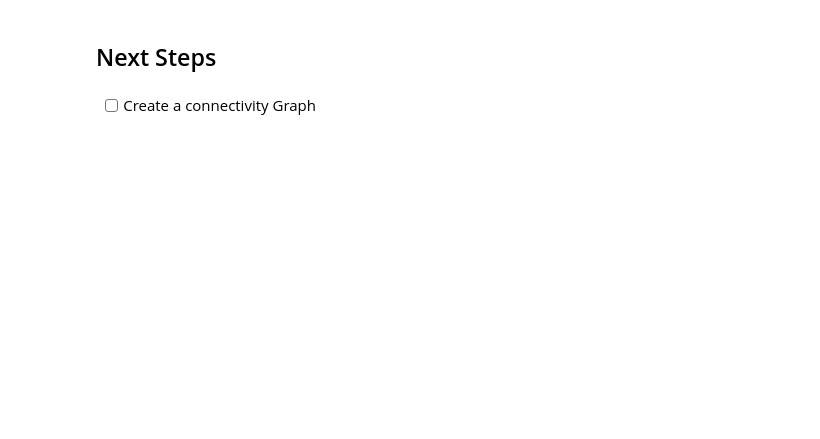
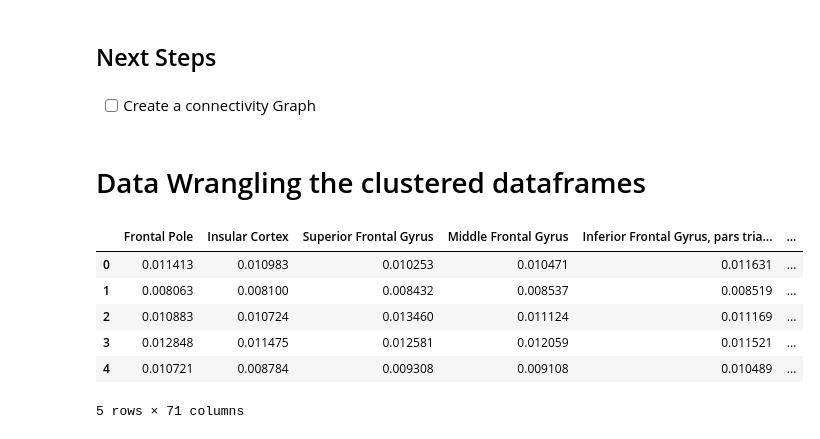
Before and after one commit to efwoods/Parkinsons_Disease_Study, a Jupyter notebook: notebooks/cluster_analysis.ipynb, the cells around one changed output. Saved outputs shown, nothing was run; the diff lists cells and outputs as text; code cells hidden in the pictures; blank space fills up the shorter version.

```diff
--- a/notebooks/cluster_analysis.ipynb
+++ b/notebooks/cluster_analysis.ipynb
@@ -1131,3 +1271,15 @@ fALFF_SN_scaled.groupby("Cluster").mean().to_csv("../data/dataframes/fALFF_SN_sc
 ## Next Steps
 # %% [markdown]
 - [ ] Create a connectivity Graph
+# %% [markdown]
+# Data Wrangling the clustered dataframes
+# %%
+fALFF_df_imputed.head()
+# %% [output]
+|  | Frontal Pole | Insular Cortex | Superior Frontal Gyrus | Middle Frontal Gyrus | Inferior Frontal Gyrus, pars tria... | ... |
+| 0 | 0.011413 | 0.010983 | 0.010253 | 0.010471 | 0.011631 | ... |
+| 1 | 0.008063 | 0.008100 | 0.008432 | 0.008537 | 0.008519 | ... |
+| 2 | 0.010883 | 0.010724 | 0.013460 | 0.011124 | 0.011169 | ... |
+| 3 | 0.012848 | 0.011475 | 0.012581 | 0.012059 | 0.011521 | ... |
+| 4 | 0.010721 | 0.008784 | 0.009308 | 0.009108 | 0.010489 | ... |
+5 rows × 71 columns
```
Also changed, not shown: parts of 40 cells of this notebook, 7 other files.
